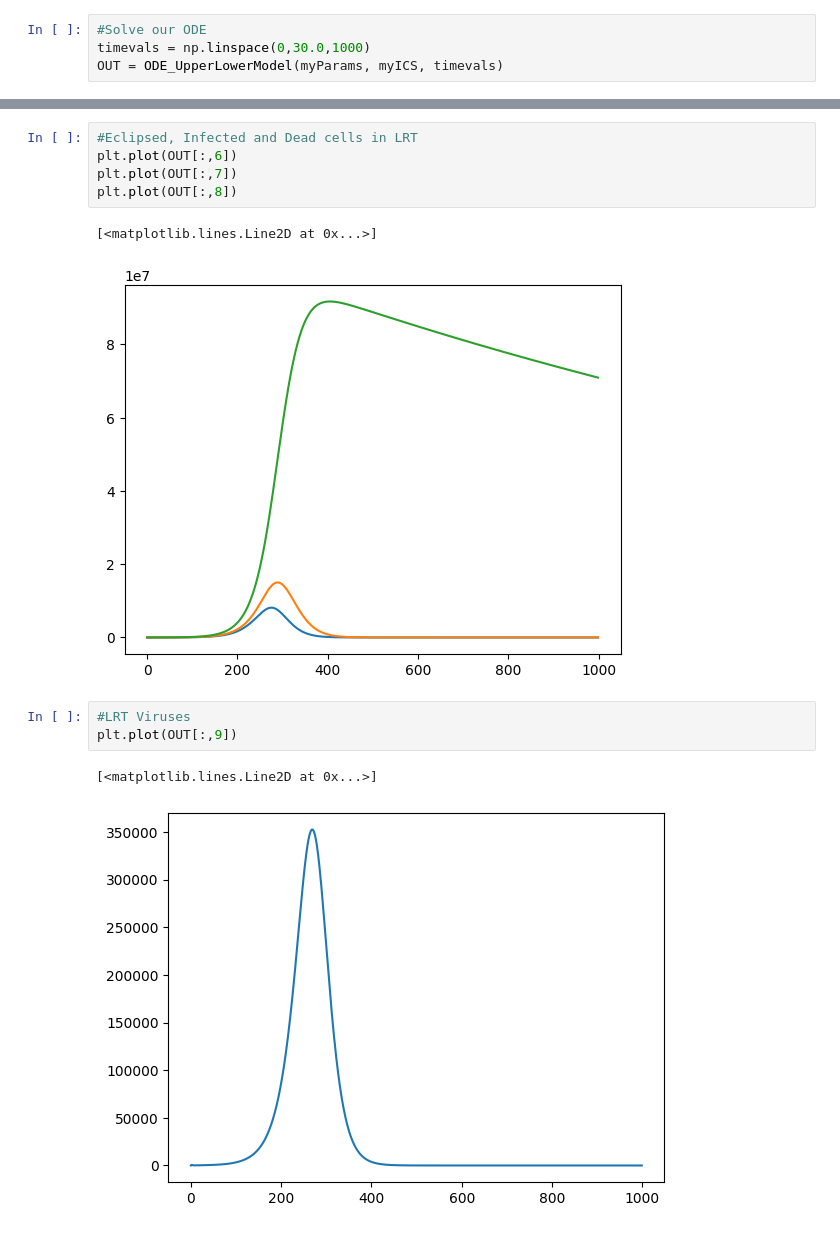
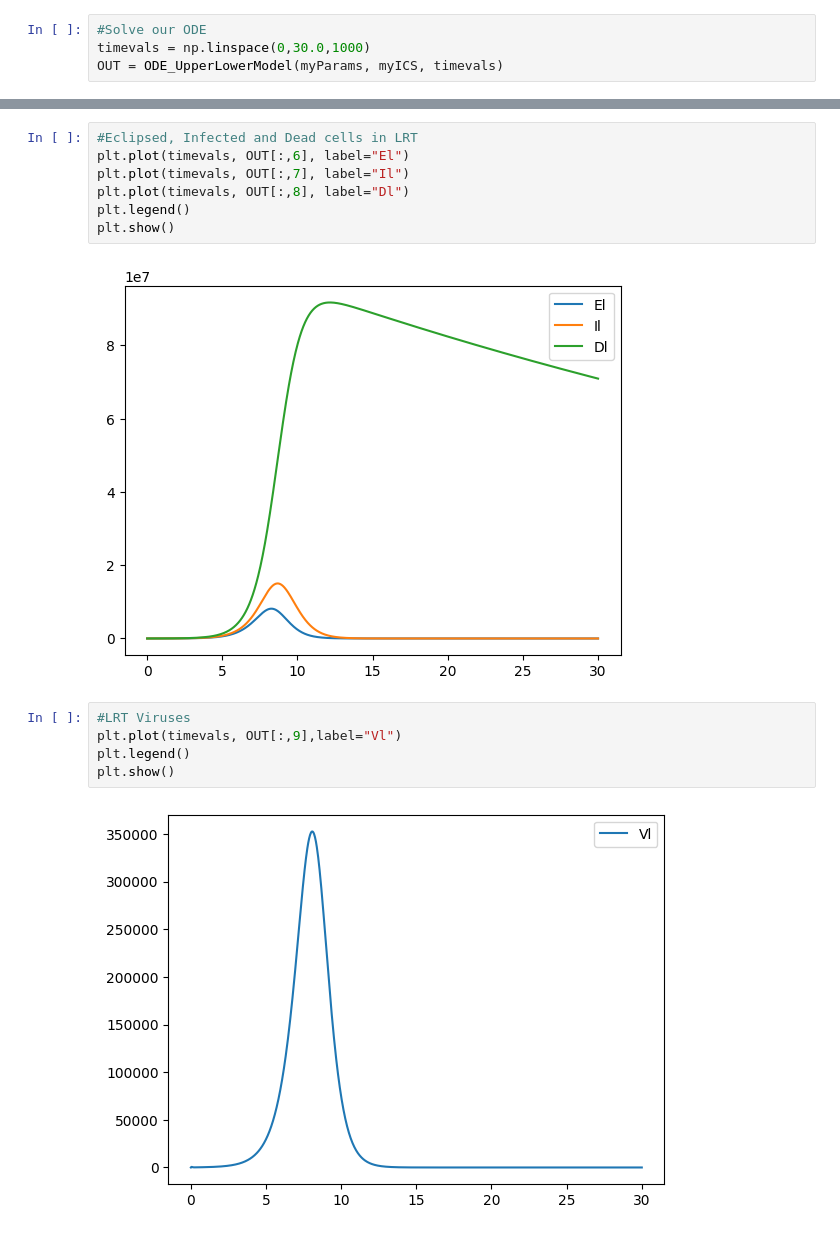
Before and after one commit to joshlooks/avianflu, a Jupyter notebook: Experiments/FirstModel.ipynb, the cells around one changed output, grey strips where cells are left out. Cells and saved outputs as stored; diff of their text form.

```diff
--- a/Experiments/FirstModel.ipynb
+++ b/Experiments/FirstModel.ipynb
@@ -106,14 +108,16 @@ plt.plot(OUT[:,4])
 # %%
 #Eclipsed, Infected and Dead cells in LRT
-plt.plot(OUT[:,6])
-plt.plot(OUT[:,7])
-plt.plot(OUT[:,8])
+plt.plot(timevals, OUT[:,6], label="El")
+plt.plot(timevals, OUT[:,7], label="Il")
+plt.plot(timevals, OUT[:,8], label="Dl")
+plt.legend()
+plt.show()
 # %% [output]
-[<matplotlib.lines.Line2D at 0x...>]
-[figure, old version]
+[figure, new version]
 # %%
 #LRT Viruses
-plt.plot(OUT[:,9])
+plt.plot(timevals, OUT[:,9],label="Vl")
+plt.legend()
+plt.show()
 # %% [output]
-[<matplotlib.lines.Line2D at 0x...>]
-[figure, old version]
+[figure, new version]
```
Also changed, not shown: parts of 2 cells of this notebook, 4 other files.
